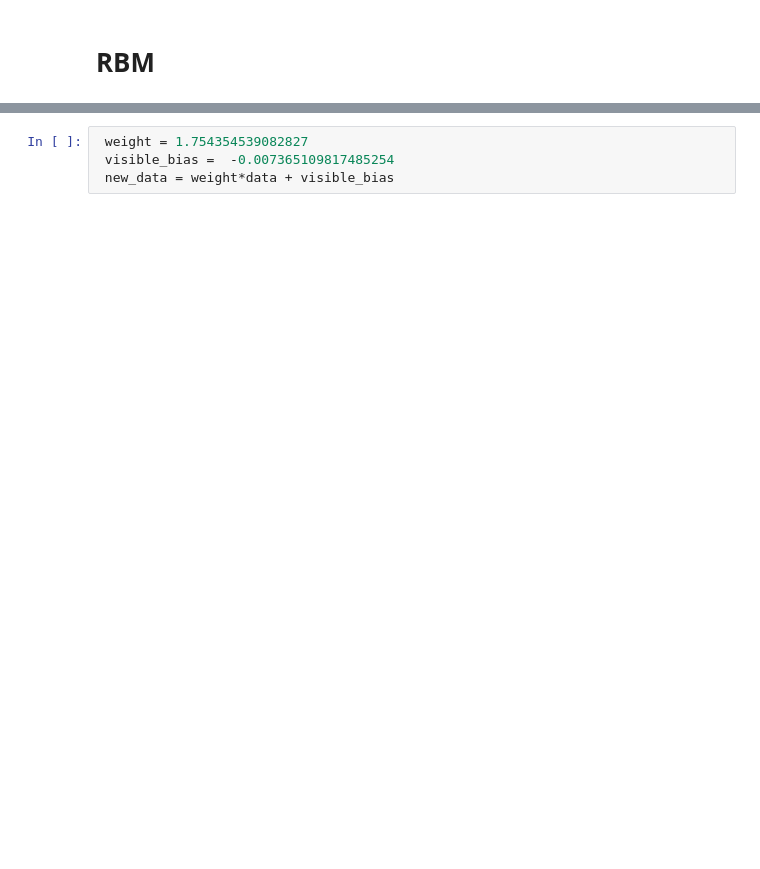
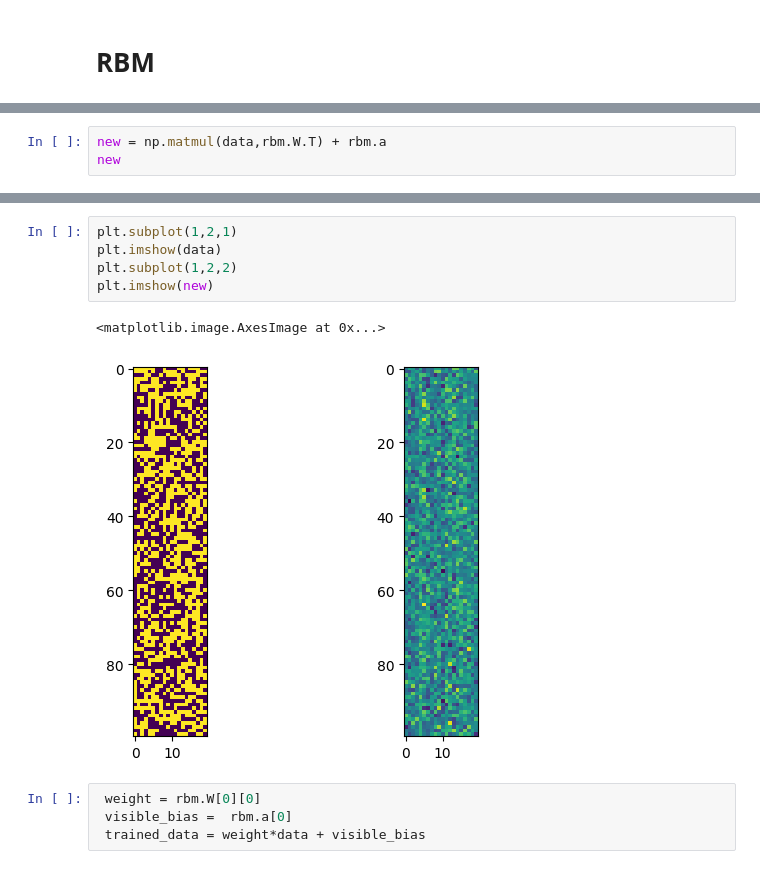
Before and after one commit to halilbayndir/ML_Physics, a Jupyter notebook: Restricted_Boltzmann_Machines.ipynb, the cells around one changed output, grey strips where cells are left out. Drawn from its saved outputs; the diff is of its cells as text; blank space fills up the shorter version.

```diff
--- a/Restricted_Boltzmann_Machines.ipynb
+++ b/Restricted_Boltzmann_Machines.ipynb
@@ -107,0 +108,3 @@ WARNING:matplotlib.legend:No artists with labels found to put in legend.  Note t
+# %%
+new = np.matmul(data,rbm.W.T) + rbm.a
+new
@@ -108,4 +125,12 @@ WARNING:matplotlib.legend:No artists with labels found to put in legend.  Note t
+# %%
+plt.subplot(1,2,1)
+plt.imshow(data)
+plt.subplot(1,2,2)
+plt.imshow(new)
+# %% [output]
+<matplotlib.image.AxesImage at 0x...>
+[figure, added]
 # %%
- weight = 1.754354539082827
- visible_bias =  -0.007365109817485254
- new_data = weight*data + visible_bias
+ weight = rbm.W[0][0]
+ visible_bias =  rbm.a[0]
+ trained_data = weight*data + visible_bias
```
Also changed, not shown: parts of 5 cells of this notebook.
